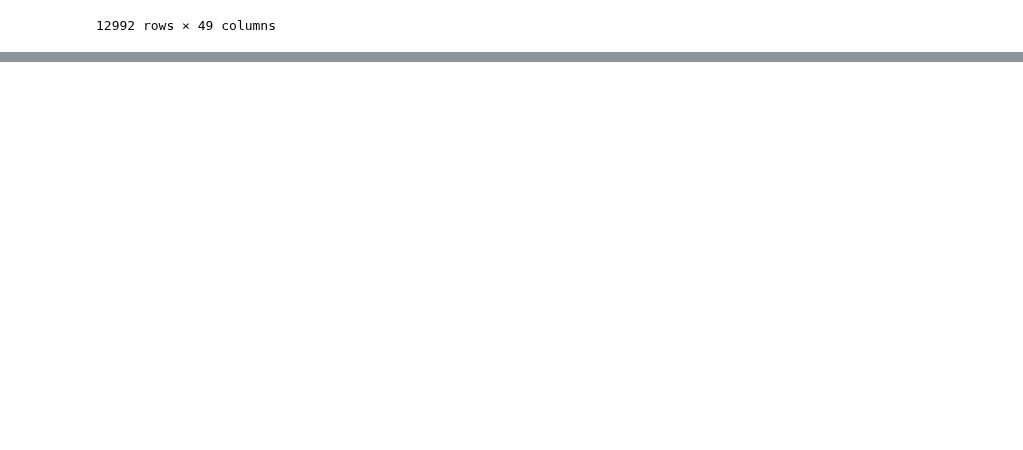
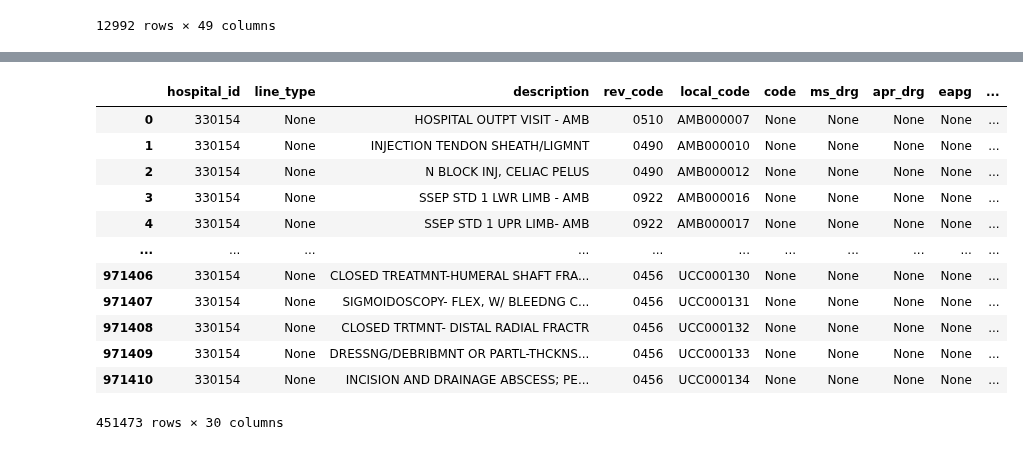
Before and after one commit to rl1987/dolthub-bounty-transparency-in-pricing, a Jupyter notebook: MSKCC.ipynb, the cells around one changed output, grey strips where cells are left out. Saved outputs shown, nothing was run; the diff lists cells and outputs as text; code cells hidden in the pictures; blank space fills up the shorter version.

Commit message:
Further work on MSKCC data

```diff
--- a/MSKCC.ipynb
+++ b/MSKCC.ipynb
@@ -150,0 +351,3 @@ Index(['CHG CD', 'CPT Code', 'Mod', 'Description', 'PRICE', 'SELF PAY',
+# %%
+df_mid = df_mid[df_mid['standard_charge'].notnull() | df_mid['standard_charge_percent'].notnull()]
+df_mid
@@ -150,0 +368,3 @@ Index(['CHG CD', 'CPT Code', 'Mod', 'Description', 'PRICE', 'SELF PAY',
+# %%
+df_mid['standard_charge'] = df_mid['standard_charge'].apply(cleanup_dollar_value)
+df_mid['standard_charge']
@@ -150,0 +384,3 @@ Index(['CHG CD', 'CPT Code', 'Mod', 'Description', 'PRICE', 'SELF PAY',
+# %%
+df_mid['rev_code'] = df_mid['rev_code'].apply(pad_rev_code_if_needed)
+df_mid['rev_code']
@@ -150,0 +400,26 @@ Index(['CHG CD', 'CPT Code', 'Mod', 'Description', 'PRICE', 'SELF PAY',
+# %%
+df_mid['hospital_id'] = ccn
+df_mid['line_type'] = None
+if not 'code' in df_mid.columns:
+    df_mid['code'] = None
+if not 'ms_drg' in df_mid.columns:
+    df_mid['ms_drg'] = None
+df_mid['apr_drg'] = None
+df_mid['eapg'] = None
+df_mid['alt_hcpcs_cpt'] = None
+df_mid['thru'] = None
+df_mid['apc'] = None
+df_mid['icd'] = None
+df_mid['ndc'] = None
+df_mid['drug_hcpcs_multiplier'] = None
+df_mid['drug_quantity'] = None
+df_mid['drug_unit_of_measurement'] = None
+df_mid['drug_type_of_measurement'] = None
+df_mid['billing_class'] = None
+df_mid['setting'] = None
+df_mid['plan_name'] = None
+df_mid['additional_generic_notes'] = None
+if not 'additional_payer_specific_notes' in df_mid.columns:
+    df_mid['additional_payer_specific_notes'] = None
+
+df_mid
@@ -150,0 +440,17 @@ Index(['CHG CD', 'CPT Code', 'Mod', 'Description', 'PRICE', 'SELF PAY',
+# %%
+df_out = pd.DataFrame(df_mid[TARGET_COLUMNS])
+df_out
+# %% [output]
+|  | hospital_id | line_type | description | rev_code | local_code | code | ms_drg | apr_drg | eapg | ... |
+| 0 | 330154 | None | HOSPITAL OUTPT VISIT - AMB | 0510 | AMB000007 | None | None | None | None | ... |
+| 1 | 330154 | None | INJECTION TENDON SHEATH/LIGMNT | 0490 | AMB000010 | None | None | None | None | ... |
+| 2 | 330154 | None | N BLOCK INJ, CELIAC PELUS | 0490 | AMB000012 | None | None | None | None | ... |
+| 3 | 330154 | None | SSEP STD 1 LWR LIMB - AMB | 0922 | AMB000016 | None | None | None | None | ... |
+| 4 | 330154 | None | SSEP STD 1 UPR LIMB- AMB | 0922 | AMB000017 | None | None | None | None | ... |
+| ... | ... | ... | ... | ... | ... | ... | ... | ... | ... | ... |
+| 971406 | 330154 | None | CLOSED TREATMNT-HUMERAL SHAFT FRA... | 0456 | UCC000130 | None | None | None | None | ... |
+| 971407 | 330154 | None | SIGMOIDOSCOPY- FLEX, W/ BLEEDNG C... | 0456 | UCC000131 | None | None | None | None | ... |
+| 971408 | 330154 | None | CLOSED TRTMNT- DISTAL RADIAL FRACTR | 0456 | UCC000132 | None | None | None | None | ... |
+| 971409 | 330154 | None | DRESSNG/DEBRIBMNT OR PARTL-THCKNS... | 0456 | UCC000133 | None | None | None | None | ... |
+| 971410 | 330154 | None | INCISION AND DRAINAGE ABSCESS; PE... | 0456 | UCC000134 | None | None | None | None | ... |
+451473 rows × 30 columns
```
Also changed, not shown: parts of 19 cells of this notebook.
